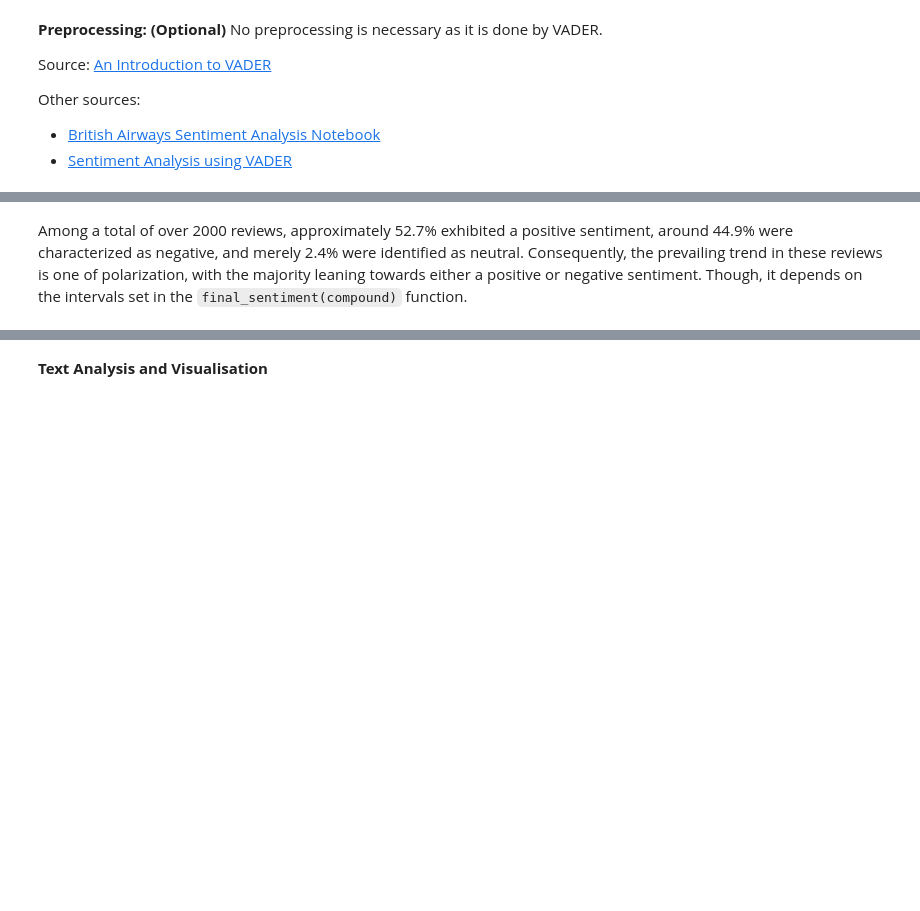
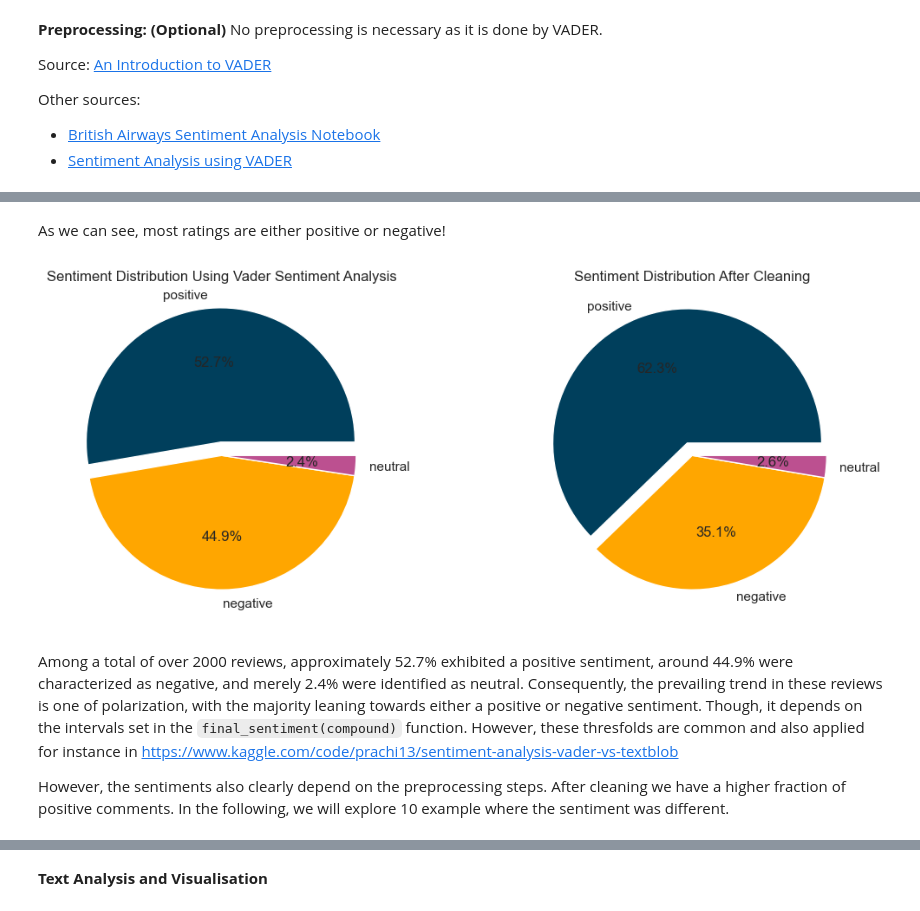
Before and after one commit to YouHayNeZ/NLP_for_Customer_Satisfaction_Modeling, a Jupyter notebook: sentiment_analysis_vader.ipynb, the cells around one changed output, grey strips where cells are left out. Drawn from its saved outputs; the diff is of its cells as text; code cells hidden in the pictures; blank space fills up the shorter version.

Commit message:
further vader analysis

```diff
--- a/sentiment_analysis_vader.ipynb
+++ b/sentiment_analysis_vader.ipynb
@@ -104,2 +133,37 @@ plt.show()
+# %% [markdown]
+As we can see, most ratings are either positive or negative!
+# %%
+# Generate a pie chart to visualize the distribution of sentiment_proportions
+fig, axs = plt.subplots(1, 2, figsize=(12, 6))
+
+# Plot the first pie chart
+axs[0].pie(
+    sentiment_proportions,
+    labels=sentiment_proportions.index,
+    colors=['#003f5c', '#ffa600', '#bc5090'],
+    explode=[0.1, 0, 0],
+    autopct='%1.1f%%'
+)
+axs[0].set_title("Sentiment Distribution Using Vader Sentiment Analysis")
+
+# Plot the second pie chart
+axs[1].pie(
+    sentiment_proportions_cleaned,
+    labels=sentiment_proportions_cleaned.index,
+    colors=['#003f5c', '#ffa600', '#bc5090'],
+    explode=[0.1, 0, 0],
+    autopct='%1.1f%%'
+)
+axs[1].set_title("Sentiment Distribution After Cleaning")
+
+# Adjust the spacing between subplots
+plt.subplots_adjust(wspace=0.4)
+
+# Show the combined plot
+plt.show()
+# %% [output]
+[figure, added]
 # %% [markdown]
-Among a total of over 2000 reviews, approximately 52.7% exhibited a positive sentiment, around 44.9% were characterized as negative, and merely 2.4% were identified as neutral. Consequently, the prevailing trend in these reviews is one of polarization, with the majority leaning towards either a positive or negative sentiment. Though, it depends on the intervals set in the `final_sentiment(compound)` function.
+Among a total of over 2000 reviews, approximately 52.7% exhibited a positive sentiment, around 44.9% were characterized as negative, and merely 2.4% were identified as neutral. Consequently, the prevailing trend in these reviews is one of polarization, with the majority leaning towards either a positive or negative sentiment. Though, it depends on the intervals set in the `final_sentiment(compound)` function. However, these thresfolds are common and also applied for instance in https://www.kaggle.com/code/prachi13/sentiment-analysis-vader-vs-textblob
+
+However, the sentiments also clearly depend on the preprocessing steps. After cleaning we have a higher fraction of positive comments. In the following, we will explore 10 example where the sentiment was different.
```
Also changed, not shown: parts of 14 cells of this notebook.
